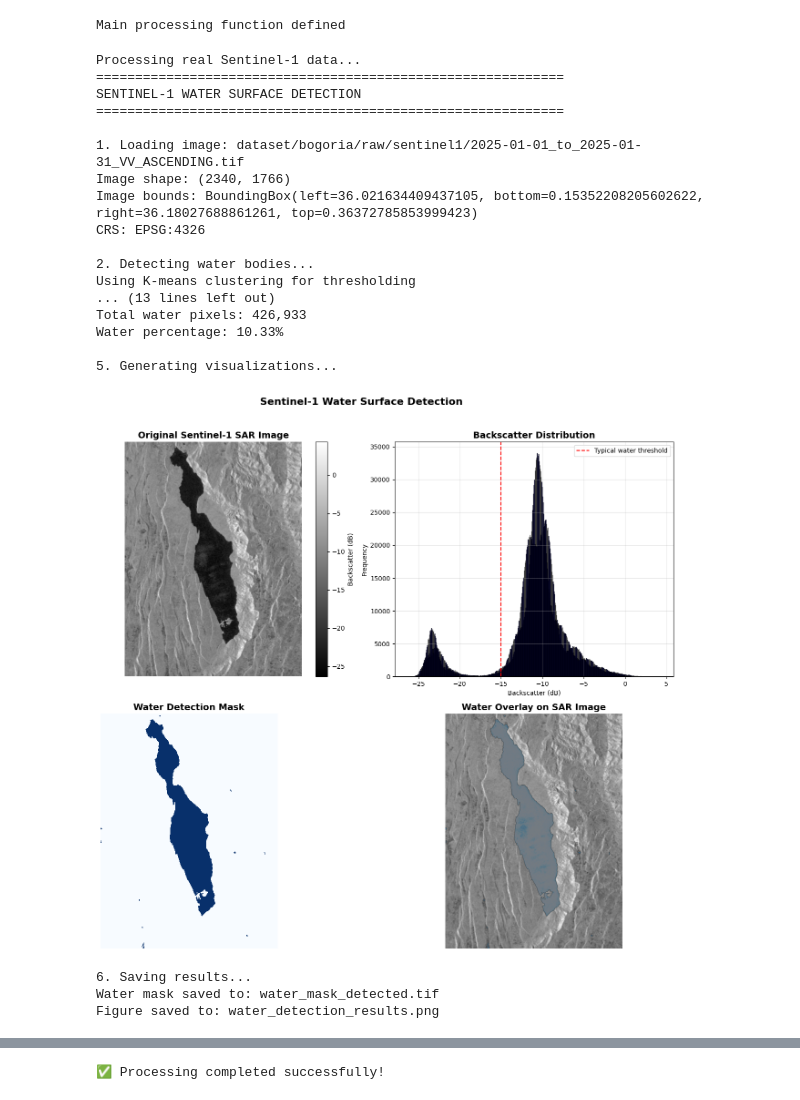
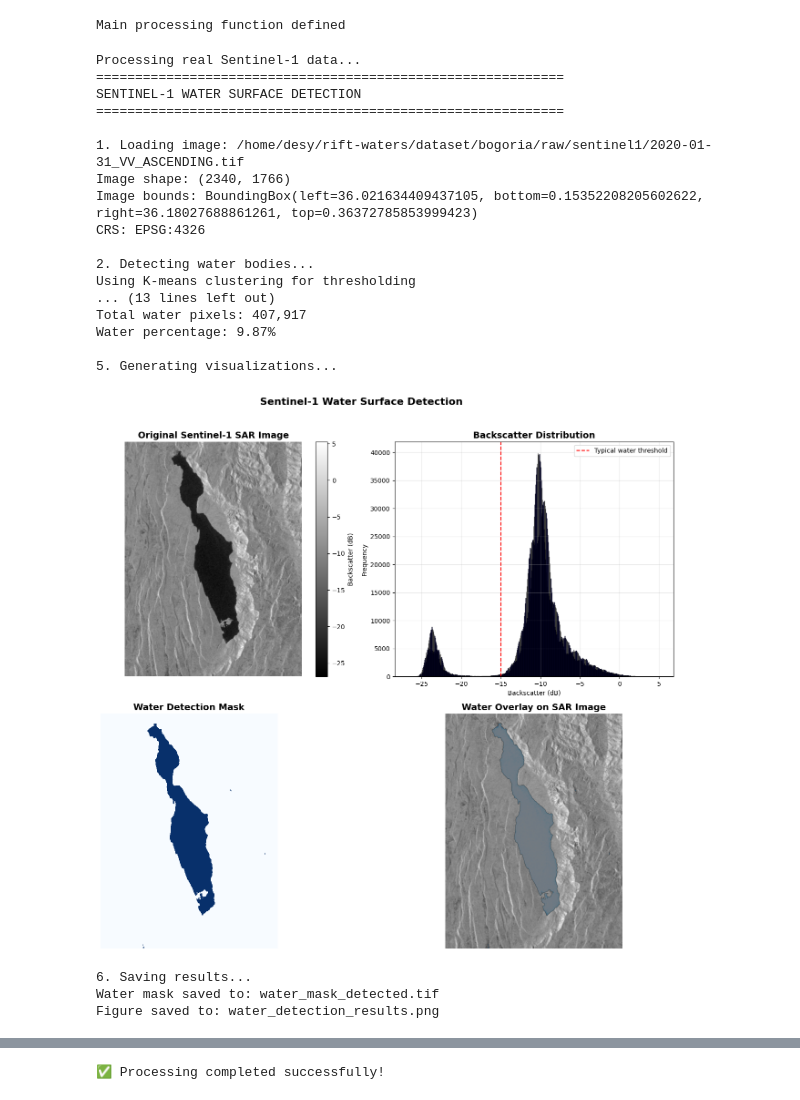
Before and after one commit to twicedee/rift-waters, a Jupyter notebook: s1.ipynb, the cells around one changed output, grey strips where cells are left out. Saved outputs shown, nothing was run; the diff lists cells and outputs as text; code cells hidden in the pictures.

```diff
--- a/s1.ipynb
+++ b/s1.ipynb
@@ -50,7 +50,7 @@ def load_sentinel1_image(file_path):
 
 
     return image_db, profile, transform, bounds
-image_db, profile, transform, bounds = load_sentinel1_image("dataset/bogoria/raw/sentinel1/2025-01-01_to_2025-01-31_VV_ASCENDING.tif")
+image_db, profile, transform, bounds = load_sentinel1_image("/home/desy/rift-waters/dataset/bogoria/raw/sentinel1/2020-01-31_VV_ASCENDING.tif")
 
 
 print(image_db.min(), image_db.max())
@@ -460,7 +460,7 @@ Main processing function defined
 # %%
 # Cell 12: Test on Real Data (Update path to your actual Sentinel-1 file)
 # Replace this path with your actual Sentinel-1 GeoTIFF file
-SENTINEL1_FILE_PATH = "dataset/bogoria/raw/sentinel1/2025-01-01_to_2025-01-31_VV_ASCENDING.tif"
+SENTINEL1_FILE_PATH = "/home/desy/rift-waters/dataset/bogoria/raw/sentinel1/2020-01-31_VV_ASCENDING.tif"
 
 # For testing with synthetic data instead of real data
 USE_SYNTHETIC_FOR_TESTING = False  # Set to True when you have real data
@@ -485,37 +485,37 @@ if USE_SYNTHETIC_FOR_TESTING:
     }
 else:
     print("Processing real Sentinel-1 data...")
     try:
         results = process_sentinel1_water_detection(
             sentinel1_file=SENTINEL1_FILE_PATH,
             method='kmeans',  # Try: 'threshold', 'adaptive_threshold', 'local_threshold'
             threshold_value=-15,  # Only used if method='threshold'
             save_results=True,
             visualize=True
         )
     except FileNotFoundError:
         print(f"❌ File not found: {SENTINEL1_FILE_PATH}")
         print("Please update SENTINEL1_FILE_PATH with your actual file path")
         print("Or set USE_SYNTHETIC_FOR_TESTING = True to test with synthetic data")
 # %% [output]
 Processing real Sentinel-1 data...
 ============================================================
 SENTINEL-1 WATER SURFACE DETECTION
 ============================================================
 
-1. Loading image: dataset/bogoria/raw/sentinel1/2025-01-01_to_2025-01-31_VV_ASCENDING.tif
+1. Loading image: /home/desy/rift-waters/dataset/bogoria/raw/sentinel1/2020-01-31_VV_ASCENDING.tif
 Image shape: (2340, 1766)
 Image bounds: BoundingBox(left=36.021634409437105, bottom=0.15352208205602622, right=36.18027688861261, top=0.36372785853999423)
 CRS: EPSG:4326
 
 2. Detecting water bodies...
 Using K-means clustering for thresholding
 ... (13 lines left out)
-Total water pixels: 426,933
-Water percentage: 10.33%
+Total water pixels: 407,917
+Water percentage: 9.87%
 
 5. Generating visualizations...
-[figure, old version]
+[figure, new version]
 6. Saving results...
 Water mask saved to: water_mask_detected.tif
 Figure saved to: water_detection_results.png
```
Also changed, not shown: parts of 4 cells of this notebook, 34 other files.
